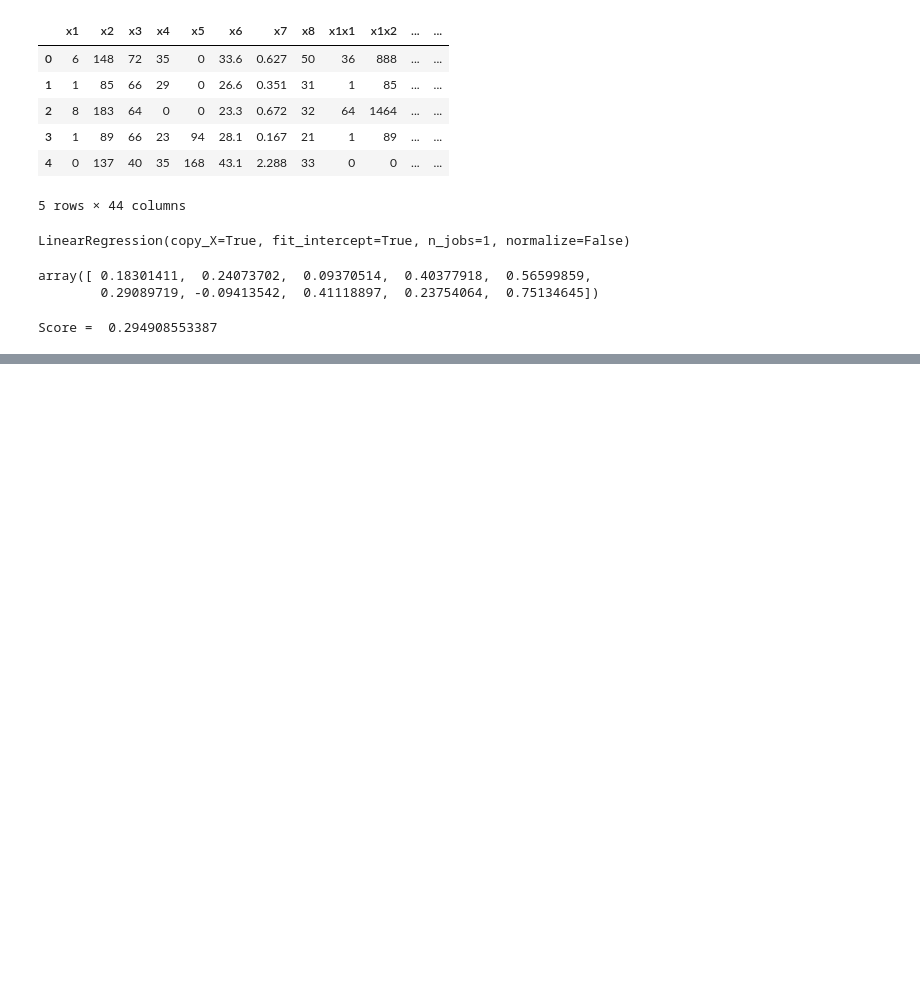
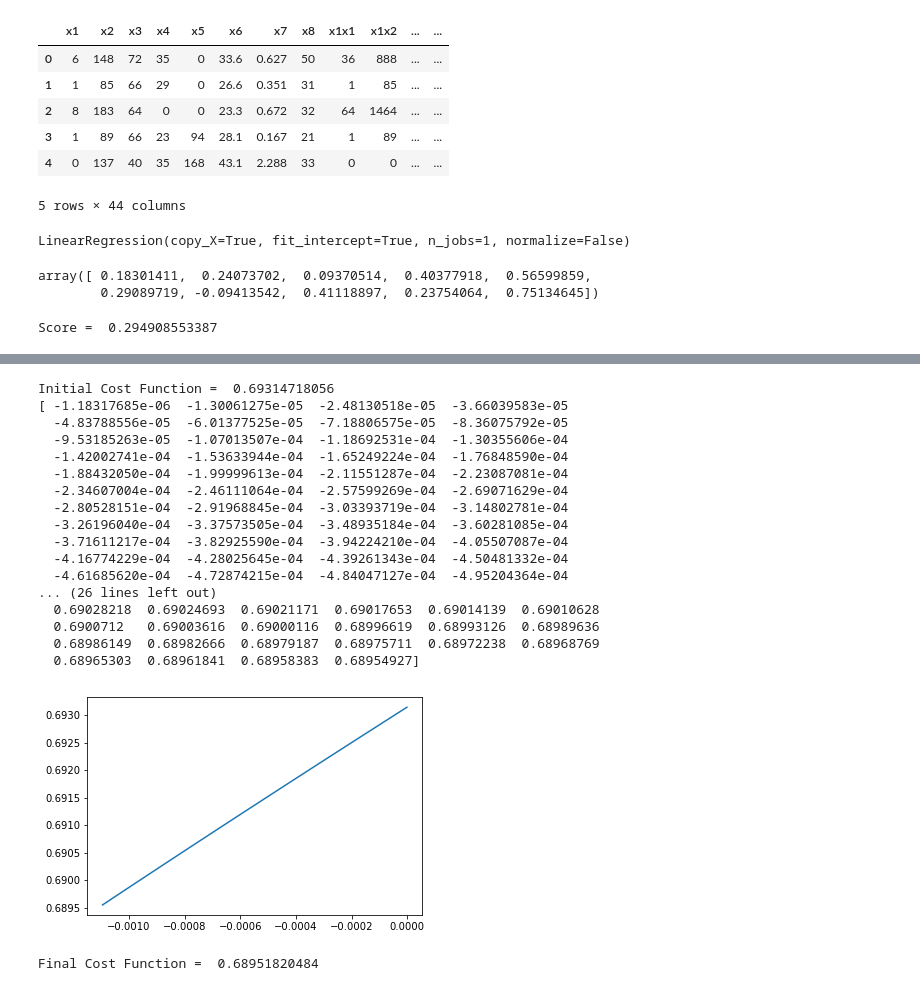
Before and after one commit to priyaSin/Machine-Learning-Beginners-Guide, a Jupyter notebook: Class 5/Class 5 Logistic Regression.ipynb, the cells around one changed output, grey strips where cells are left out. Saved outputs shown, nothing was run; the diff lists cells and outputs as text; code cells hidden in the pictures; blank space fills up the shorter version.

```diff
--- a/Class 5/Class 5 Logistic Regression.ipynb
+++ b/Class 5/Class 5 Logistic Regression.ipynb
@@ -187,0 +337,58 @@ Score =  0.294908553387
+# %%
+def gradient_step_runner(starting_m , points ,learningRate , num_of_iterations ):
+    m = starting_m
+    m_list = np.array([])
+    cost_list = np.array([])
+    for i in range(num_of_iterations):
+        m = step_gradient( m , points , learningRate)
+        if(i%10 == 0):
+            m_list = np.append(m_list , m[0])
+            cost_list = np.append(cost_list , cost_function(points , m))
+    print(m_list , cost_list)
+    plt.plot(m_list , cost_list)
+    plt.show()
+    return m
+# %%
+def cost_function (points , m):
+    cost = 0
+    for i in range(len(points)):
+        x = points[i , 0:9]
+        y = points[i , 9]
+        cost += ((y * math.log(logit(x , m))) + ((1 - y) * math.log(1 - logit(x , m))))
+    return (-1/len(points))*cost
+# %%
+def run (points):
+    starting_m = np.array([0 for i in range(9)])
+    learningRate = 0.0001
+    num_of_iterations = 1000
+    print("Initial Cost Function = " , cost_function(points , starting_m))
+    m = gradient_step_runner(starting_m , points , learningRate , num_of_iterations)
+    print("Final Cost Function = " , cost_function(points , m))
+    return m
+# %%
+# Splitting the dataset
+train , test = train_test_split(diabetes , test_size = 0.2)
+points = train.as_matrix()
+test = test.as_matrix()
+# %%
+m = run(points)
+# %% [output]
+Initial Cost Function =  0.69314718056
+[ -1.18317685e-06  -1.30061275e-05  -2.48130518e-05  -3.66039583e-05
+  -4.83788556e-05  -6.01377525e-05  -7.18806575e-05  -8.36075792e-05
+  -9.53185263e-05  -1.07013507e-04  -1.18692531e-04  -1.30355606e-04
+  -1.42002741e-04  -1.53633944e-04  -1.65249224e-04  -1.76848590e-04
+  -1.88432050e-04  -1.99999613e-04  -2.11551287e-04  -2.23087081e-04
+  -2.34607004e-04  -2.46111064e-04  -2.57599269e-04  -2.69071629e-04
+  -2.80528151e-04  -2.91968845e-04  -3.03393719e-04  -3.14802781e-04
+  -3.26196040e-04  -3.37573505e-04  -3.48935184e-04  -3.60281085e-04
+  -3.71611217e-04  -3.82925590e-04  -3.94224210e-04  -4.05507087e-04
+  -4.16774229e-04  -4.28025645e-04  -4.39261343e-04  -4.50481332e-04
+  -4.61685620e-04  -4.72874215e-04  -4.84047127e-04  -4.95204364e-04
+... (26 lines left out)
+  0.69028218  0.69024693  0.69021171  0.69017653  0.69014139  0.69010628
+  0.6900712   0.69003616  0.69000116  0.68996619  0.68993126  0.68989636
+  0.68986149  0.68982666  0.68979187  0.68975711  0.68972238  0.68968769
+  0.68965303  0.68961841  0.68958383  0.68954927]
+[figure, added]
+Final Cost Function =  0.68951820484
```
Also changed, not shown: parts of 21 cells of this notebook, 6 other files.
